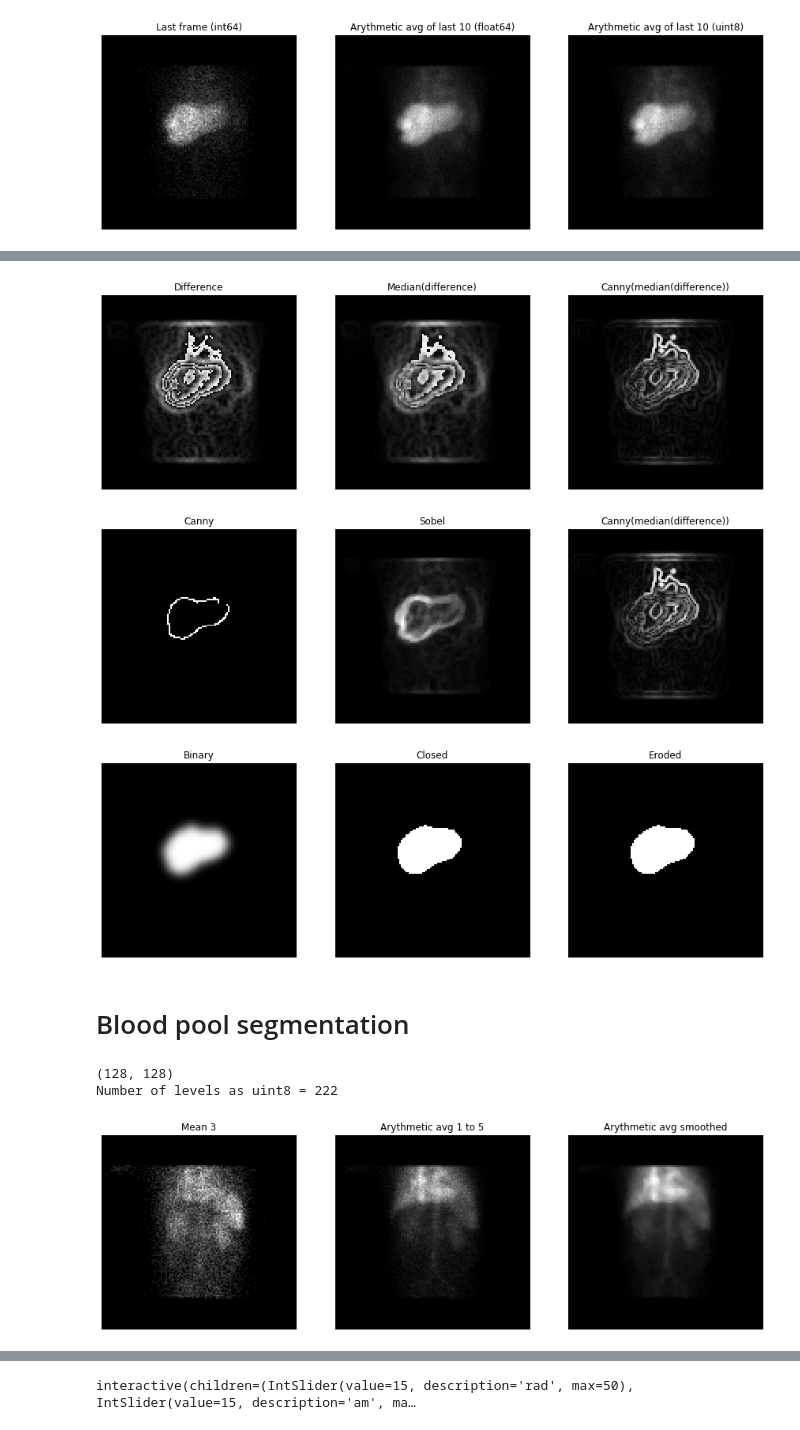
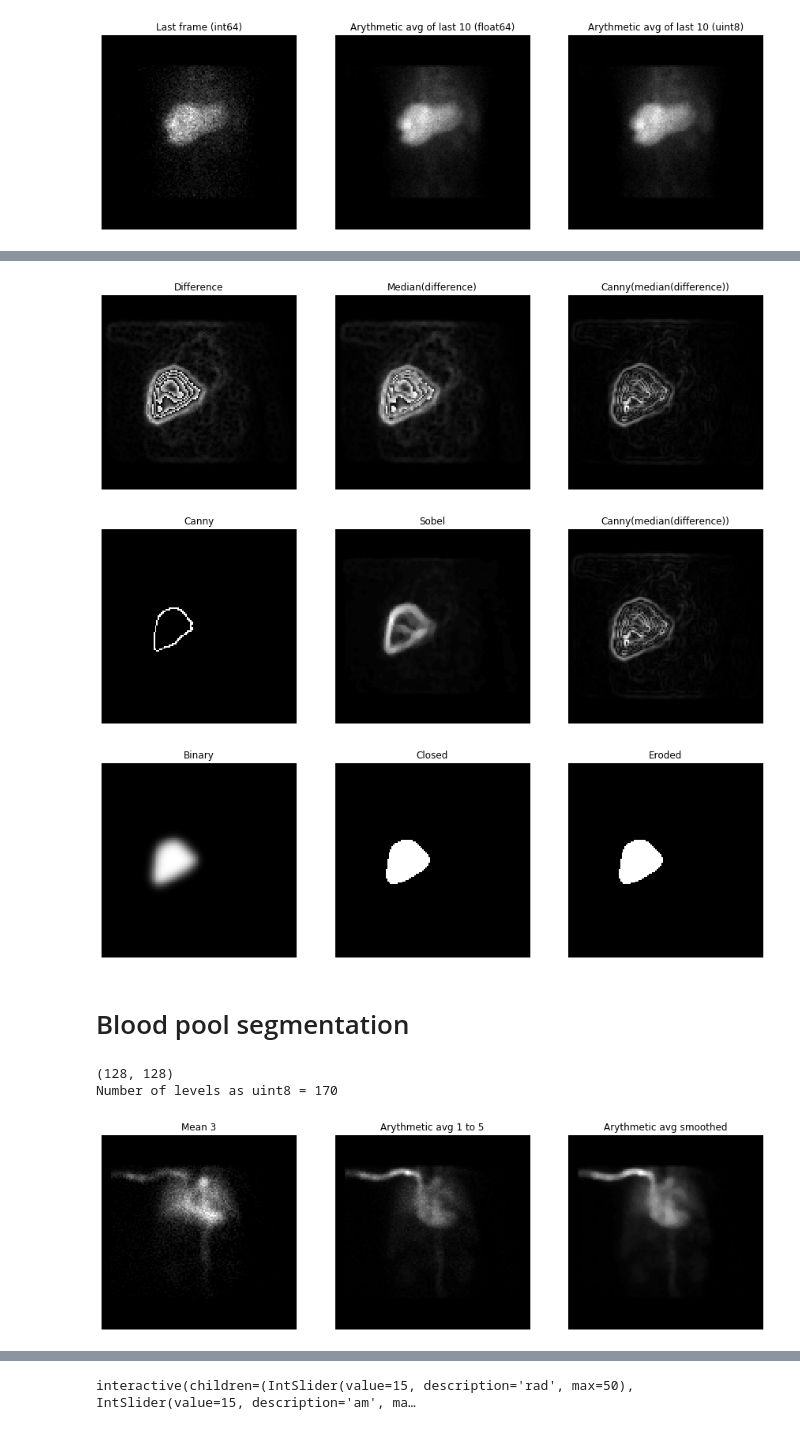
Before and after one commit to orenson/Master-thesis, a Jupyter notebook: Segmentation.ipynb, the cells around one changed output, grey strips where cells are left out. Cells and saved outputs as stored; diff of their text form; code cells hidden in the pictures.

```diff
--- a/Segmentation.ipynb
+++ b/Segmentation.ipynb
@@ -53,8 +53,8 @@ def f64_2_u8(img_stack):
 # %% [markdown]
 # Importation
 # %%
-ant = pd.dcmread("Images/Dyn_Ant_HBS1.dcm")
-post = pd.dcmread("Images/Dyn_Post_HBS1.dcm")
+ant = pd.dcmread("Images/Dyn_Ant_HBS2bis.dcm")
+post = pd.dcmread("Images/Dyn_Post_HBS2bis.dcm")
 ant_pix = ant.pixel_array
 post_pix = post.pixel_array[:,:,::-1]
 mean = (ant_pix*post_pix)**(1/2)
@@ -359,7 +433,7 @@ plt.title("Canny(median(difference))")
 plt.imshow(sobel(diff_med), cmap=plt.cm.gray)
 plt.show()
 # %% [output]
-[figure, old version]
+[figure, new version]
 # %%
 can = feature.canny(avg_norm, sigma=1.5, low_threshold=70, high_threshold=200)
 sob = median(sobel(avg_norm),disk(2))
@@ -379,7 +453,7 @@ plt.title("Canny(median(difference))")
 plt.imshow(sobel(diff_med), cmap=plt.cm.gray)
 plt.show()
 # %% [output]
-[figure, old version]
+[figure, new version]
 # %%
 #binary edge smoohing
 binary_gauss = gaussian(binary,3)
@@ -401,40 +475,40 @@ plt.axis('off')
 plt.imshow(binary_sm, cmap=plt.cm.gray)
 plt.show()
 # %% [output]
-[figure, old version]
+[figure, new version]
 # %% [markdown]
 # Blood pool segmentation
 # %%
 avg_blood = np.zeros(img.shape, dtype=np.float64)
-for i in mean[1:5]:
+for i in ant_pix[2:6]:
     avg_blood += i
-avg_blood = avg_blood/len(mean[1:5])
+avg_blood = avg_blood/len(mean[2:6])
 print(avg_blood.shape)
 
 avg_blood_norm = 255 * (avg_blood / max(np.unique(avg_blood)))
 avg_blood_norm = avg_blood_norm.astype(np.uint8)
 print("Number of levels as {} =".format(avg_blood_norm.dtype), len(np.unique(avg_blood_norm)))
 
 blood_med = median(avg_blood_norm, disk(2))
 
 plt.figure(figsize=[15,15])
 plt.subplot(1,3,1)
 plt.axis('off')
 plt.title("Mean 3")
 plt.imshow(mean[3], cmap=plt.cm.gray)
 plt.subplot(1,3,2)
 plt.axis('off')
 plt.title("Arythmetic avg 1 to 5")
 plt.imshow(avg_blood_norm, cmap=plt.cm.gray)
 plt.subplot(1,3,3)
 plt.axis('off')
 plt.title("Arythmetic avg smoothed")
 plt.imshow(blood_med, cmap=plt.cm.gray)
 plt.show()
 # %% [output]
 (128, 128)
-Number of levels as uint8 = 222
+Number of levels as uint8 = 170
-[figure, old version]
+[figure, new version]
 # %%
 plt.figure(figsize=[15,15])
 plt.subplot(1,3,1)
```
Also changed, not shown: parts of 15 cells of this notebook.
